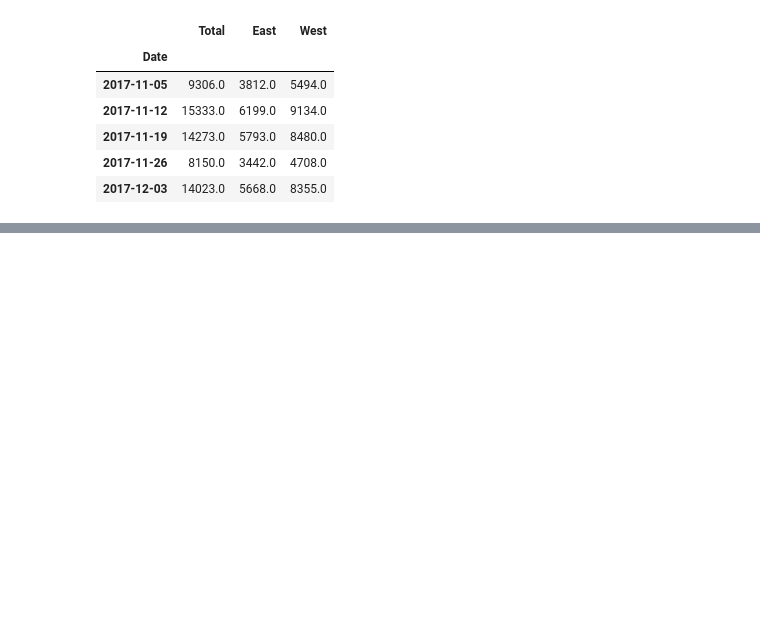
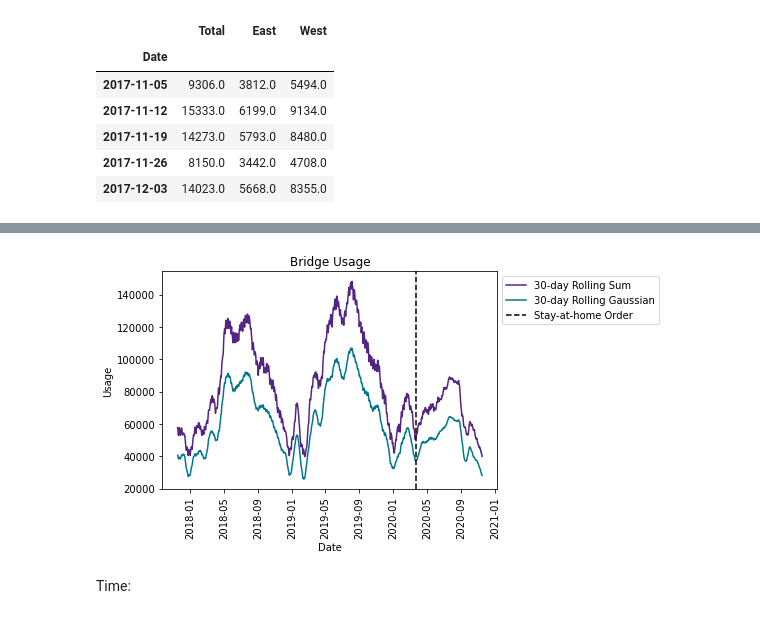
Before and after one commit to samar14641/timeseries-101, a Jupyter notebook: fremont_bridge_analysis.ipynb, the cells around one changed output, grey strips where cells are left out. Drawn from its saved outputs; the diff is of its cells as text; code cells hidden in the pictures; blank space fills up the shorter version.

```diff
--- a/fremont_bridge_analysis.ipynb
+++ b/fremont_bridge_analysis.ipynb
@@ -86,0 +164,20 @@ plt.close()
+# %%
+daily = df.resample('D').sum()  # daily sum
+
+roll = daily.rolling(window = 30, center = True).sum()
+gauss_roll = daily.rolling(window = 30, center = True, win_type = 'gaussian').sum(std = 10)  # 30 day rolling window with 10 day Gaussian within the window
+# %%
+plt.plot(roll.index, roll['Total'], color = '#552583', label = '30-day Rolling Sum')
+plt.plot(gauss_roll.index, gauss_roll['Total'], color = '#00788c', label = '30-day Rolling Gaussian')
+plt.axvline(pd.to_datetime('2020-03-23'), ls = '--', color = '#000000', label = 'Stay-at-home Order')  # https://www.seattletimes.com/seattle-news/inslee-to-hold-televised-address-monday-evening-to-announce-enhanced-strategies-on-covid-19/
+plt.title('Bridge Usage')
+plt.xlabel('Date')
+plt.ylabel('Usage')
+plt.xticks(rotation = 90)
+plt.legend(loc = 2, bbox_to_anchor = (1, 1))
+plt.show()
+plt.close()
+# %% [output]
+[figure, added]
+# %% [markdown]
+Time:
```
Also changed, not shown: parts of 20 cells of this notebook.
